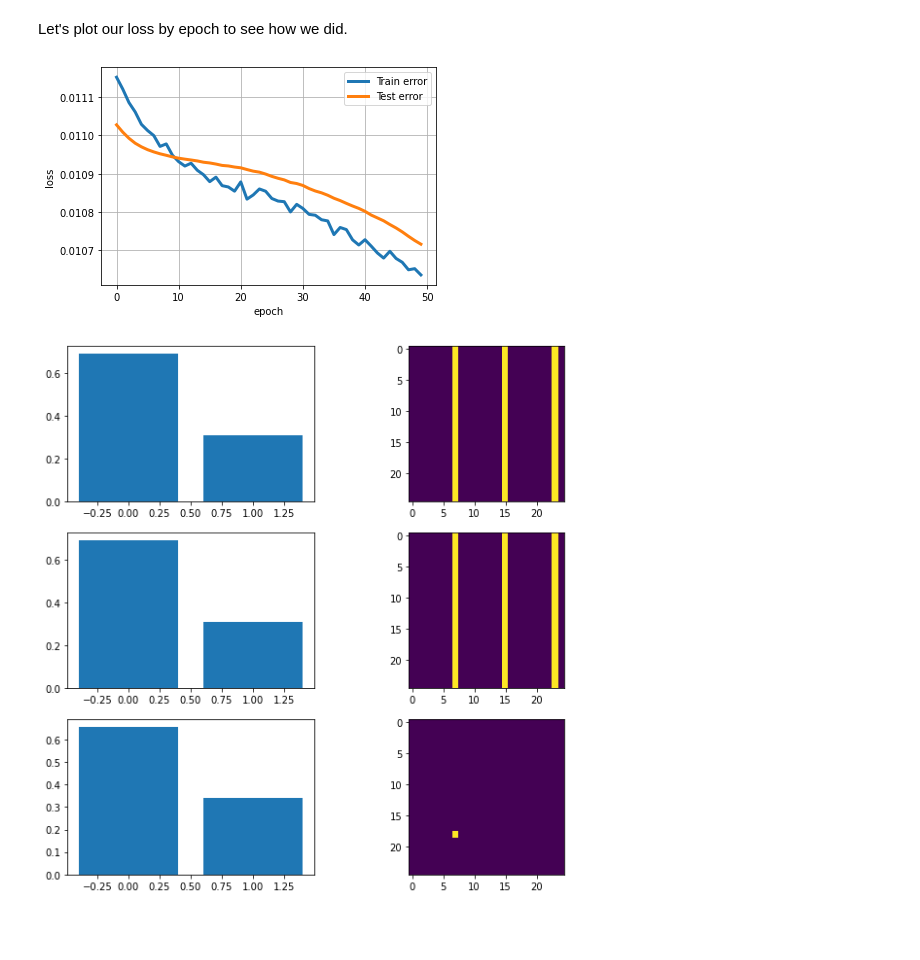
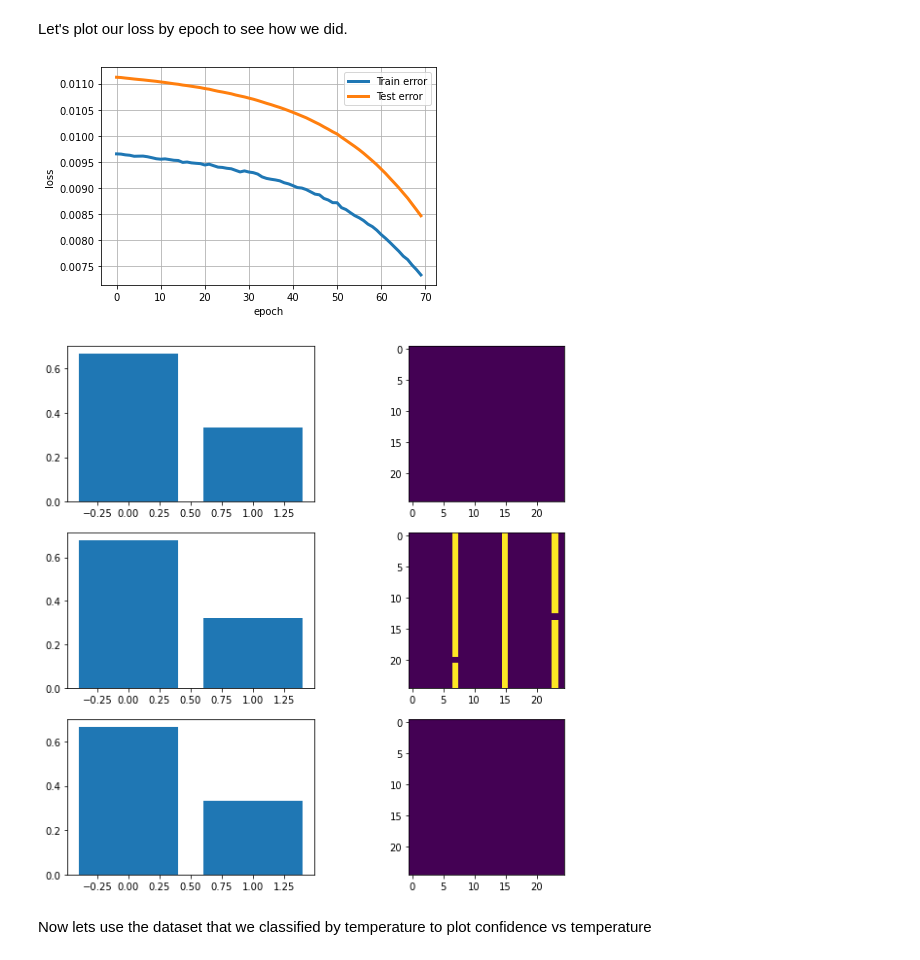
Before and after one commit to rohan-datar/phys_0704_project, a Jupyter notebook: ML_Spin_Model/Basic_NN.ipynb, the cells around one changed output. Drawn from its saved outputs; the diff is of its cells as text; code cells hidden in the pictures; blank space fills up the shorter version.

```diff
--- a/ML_Spin_Model/Basic_NN.ipynb
+++ b/ML_Spin_Model/Basic_NN.ipynb
@@ -20,7 +20,7 @@ dset_transform = transforms.Compose([
 
 
 # Use the image folder function to create datasets
-dsets = {x: datasets.ImageFolder(f"../data/{x}", dset_transform)
+dsets = {x: datasets.ImageFolder(f"../data/binary_class/{x}", dset_transform)
          for x in ['train', 'test']}
 
 # dataloaders = {x: torch.utils.data.DataLoader(dsets[x], batch_size=16,
@@ -30,8 +30,13 @@ dsets = {x: datasets.ImageFolder(f"../data/{x}", dset_transform)
 trainingdata = dsets['train']
 testdata = dsets['test']
 
+#load a dataset to test for performance vs temperature
+perfdata = datasets.ImageFolder(f"../data/temp_class/test", dset_transform)
+
+
 trainDataLoader = torch.utils.data.DataLoader(trainingdata,batch_size=64,shuffle=True)
 testDataLoader = torch.utils.data.DataLoader(testdata,batch_size=64,shuffle=False)
+perfDataLoader = torch.utils.data.DataLoader(perfdata,batch_size=64,shuffle=False)
 # %%
 print(len(trainingdata))
 # %% [output]
@@ -94,7 +83,7 @@ Now let's train our model!
 train_loss_history = []
 test_loss_history = []
 
-for epoch in range(50):
+for epoch in range(70):
   train_loss = 0.0
   test_loss = 0.0
   for i, data in enumerate(trainDataLoader):
@@ -135,15 +124,15 @@ Epoch 49, Train loss 0.010635802310000185, Test loss 0.01071606312972912
 # %% [markdown]
 Let's plot our loss by epoch to see how we did.
 # %%
-plt.plot(range(50),train_loss_history,'-',linewidth=3,label='Train error')
-plt.plot(range(50),test_loss_history,'-',linewidth=3,label='Test error')
+plt.plot(range(70),train_loss_history,'-',linewidth=3,label='Train error')
+plt.plot(range(70),test_loss_history,'-',linewidth=3,label='Test error')
 plt.xlabel('epoch')
 plt.ylabel('loss')
 plt.grid(True)
 plt.legend()
 plt.show()
 # %% [output]
-[figure, old version]
+[figure, new version]
 # %%
 plt.figure(figsize=(10,10))
 for index in [0,1,2]:
@@ -161,4 +150,6 @@ for index in [0,1,2]:
 
 plt.show()
 # %% [output]
-[figure, old version]
+[figure, new version]
+# %% [markdown]
+Now lets use the dataset that we classified by temperature to plot confidence vs temperature
```
Also changed, not shown: parts of 4 cells of this notebook.
